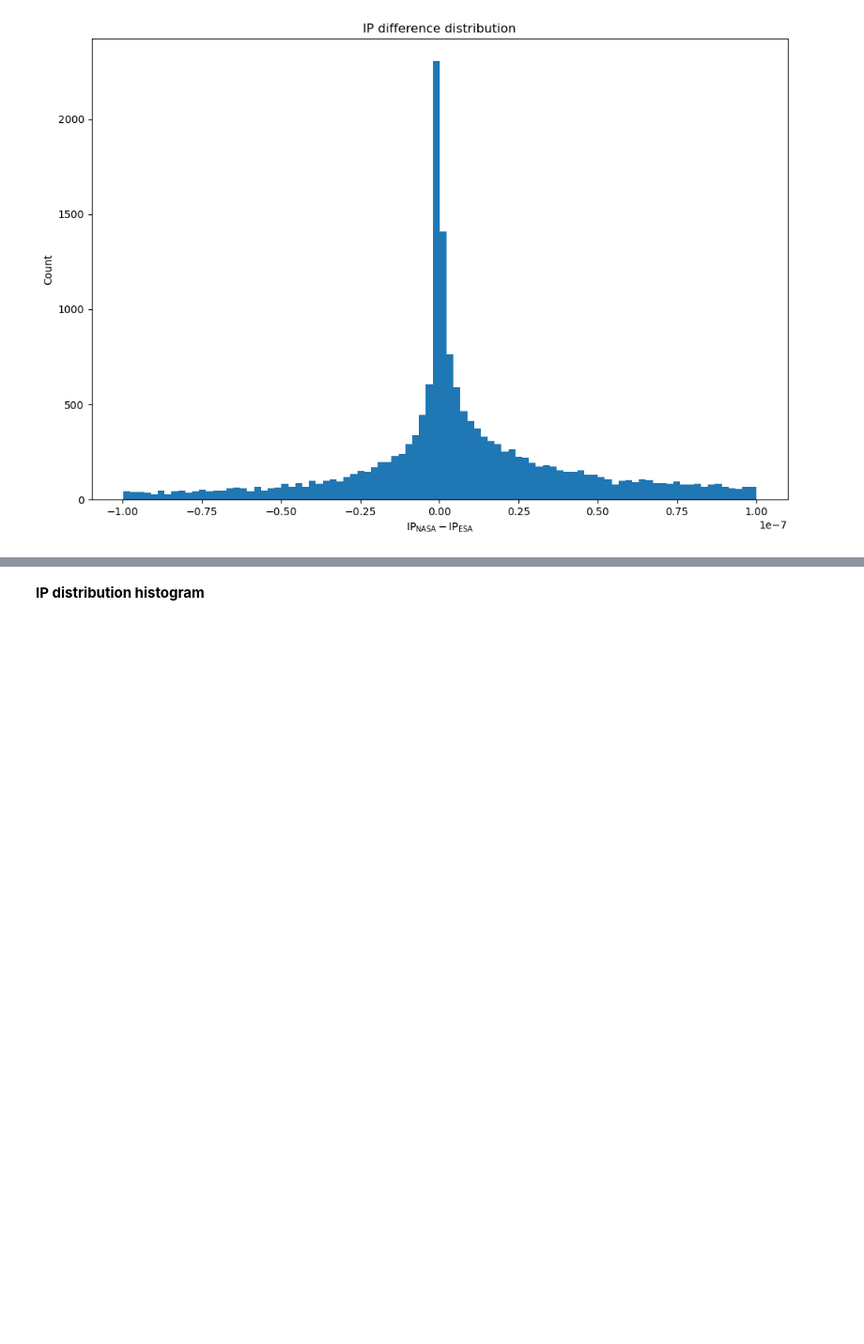
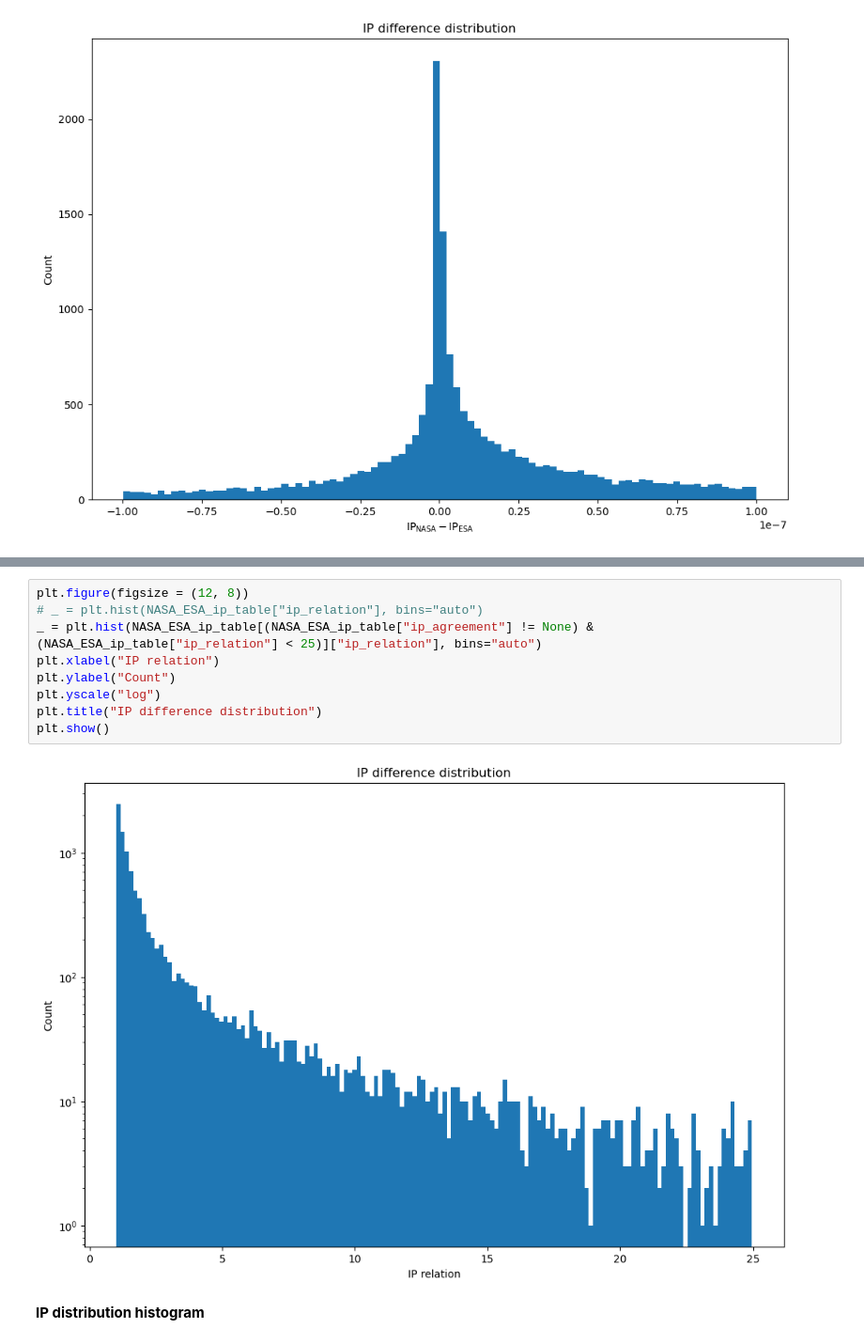
Before and after one commit to akhilaanya/projectneo-2026, a Jupyter notebook: view_result.ipynb, the cells around one changed output, grey strips where cells are left out. Shown at 94% size. Saved outputs shown, nothing was run; the diff lists cells and outputs as text; blank space fills up the shorter version.

```diff
--- a/view_result.ipynb
+++ b/view_result.ipynb
@@ -123,3 +144,14 @@ plt.show()
+# %%
+plt.figure(figsize = (12, 8))
+# _ = plt.hist(NASA_ESA_ip_table["ip_relation"], bins="auto")
+_ = plt.hist(NASA_ESA_ip_table[(NASA_ESA_ip_table["ip_agreement"] != None) & (NASA_ESA_ip_table["ip_relation"] < 25)]["ip_relation"], bins="auto")
+plt.xlabel("IP relation")
+plt.ylabel("Count")
+plt.yscale("log")
+plt.title("IP difference distribution")
+plt.show()
+# %% [output]
+[figure, added]
 # %% [markdown]
 **IP distribution histogram**
 # %%
```
Also changed, not shown: parts of 7 cells of this notebook.
